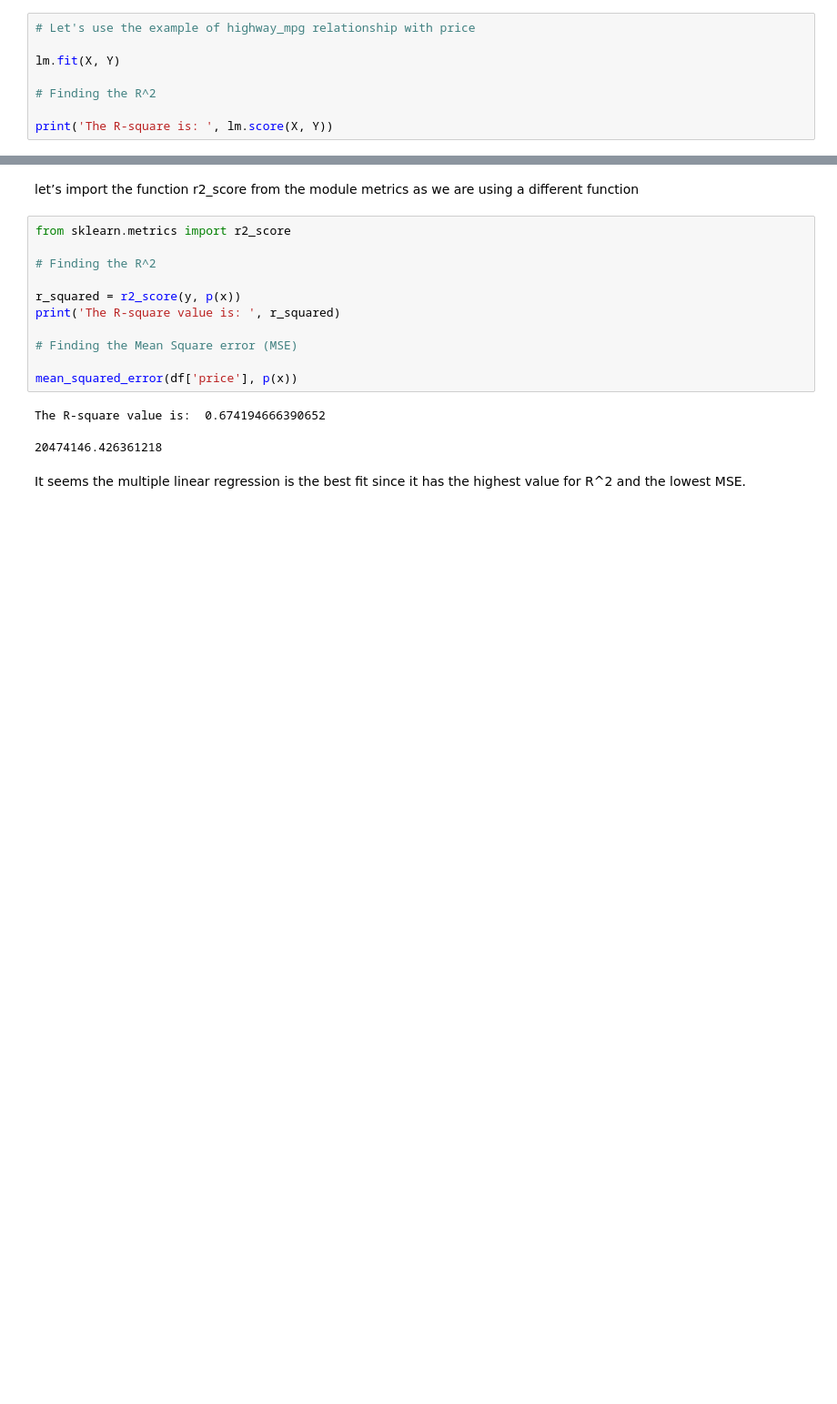
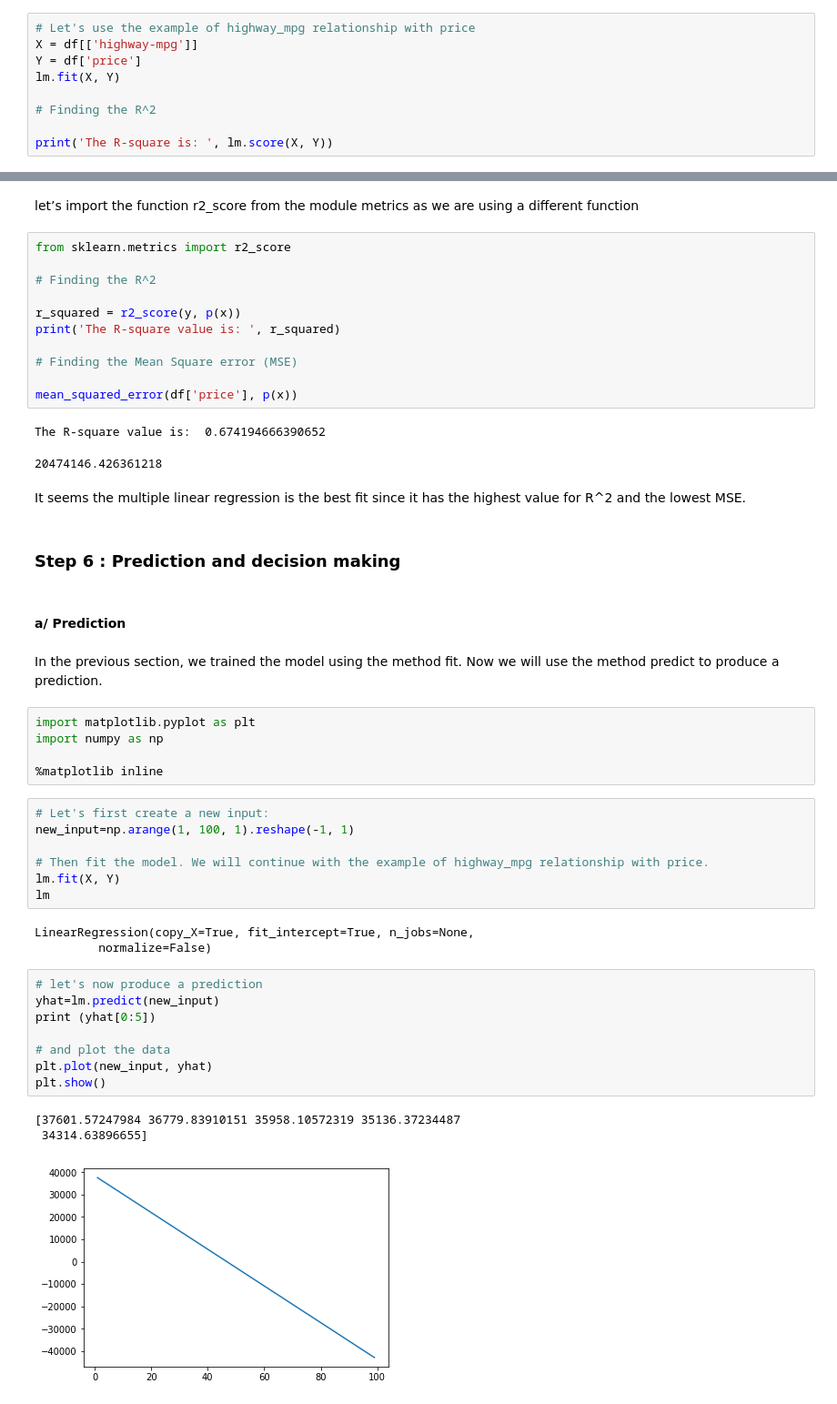
Before and after one commit to GuillaumeRouja/2019-Learning-Python-Data-Wrangling, a Jupyter notebook: model development.ipynb, the cells around one changed output, grey strips where cells are left out. Shown: that part at 91% size. Saved outputs shown, nothing was run; the diff lists cells and outputs as text; blank space fills up the shorter version.

Commit message:
Finding a good model fit

```diff
--- a/model development.ipynb
+++ b/model development.ipynb
@@ -228,7 +228,8 @@ The Mean Squared Error measures the average of the squares of errors, that is, t
 #### a/ Application to Simple Linear Regression ####
 # %%
 # Let's use the example of highway_mpg relationship with price
-
+X = df[['highway-mpg']]
+Y = df['price']
 lm.fit(X, Y)
 
 # Finding the R^2
@@ -286,3 +287,36 @@ The R-square value is:  0.674194666390652
 20474146.426361218
 # %% [markdown]
 It seems the multiple linear regression is the best fit since it has the highest value for R^2 and the lowest MSE.
+# %% [markdown]
+### Step 6 : Prediction and decision making ###
+# %% [markdown]
+#### a/ Prediction ####
+# %% [markdown]
+In the previous section, we trained the model using the method fit. Now we will use the method predict to produce a prediction.
+# %%
+import matplotlib.pyplot as plt
+import numpy as np
+
+%matplotlib inline
+# %%
+# Let's first create a new input:
+new_input=np.arange(1, 100, 1).reshape(-1, 1)
+
+# Then fit the model. We will continue with the example of highway_mpg relationship with price.
+lm.fit(X, Y)
+lm
+# %% [output]
+LinearRegression(copy_X=True, fit_intercept=True, n_jobs=None,
+         normalize=False)
+# %%
+# let's now produce a prediction
+yhat=lm.predict(new_input)
+print (yhat[0:5])
+
+# and plot the data
+plt.plot(new_input, yhat)
+plt.show()
+# %% [output]
+[37601.57247984 36779.83910151 35958.10572319 35136.37234487
+ 34314.63896655]
+[figure, added]
```
Also changed, not shown: parts of 7 cells of this notebook.
